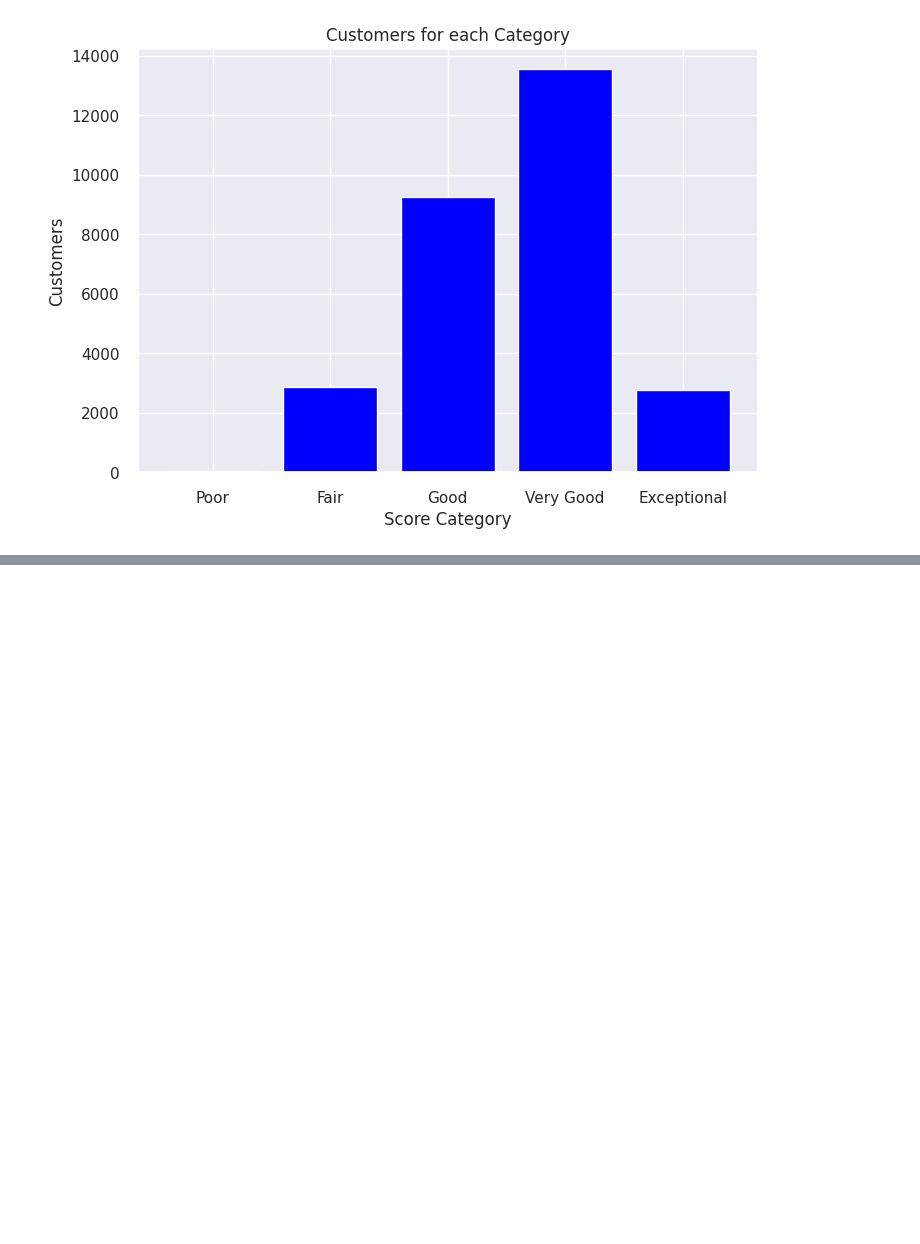
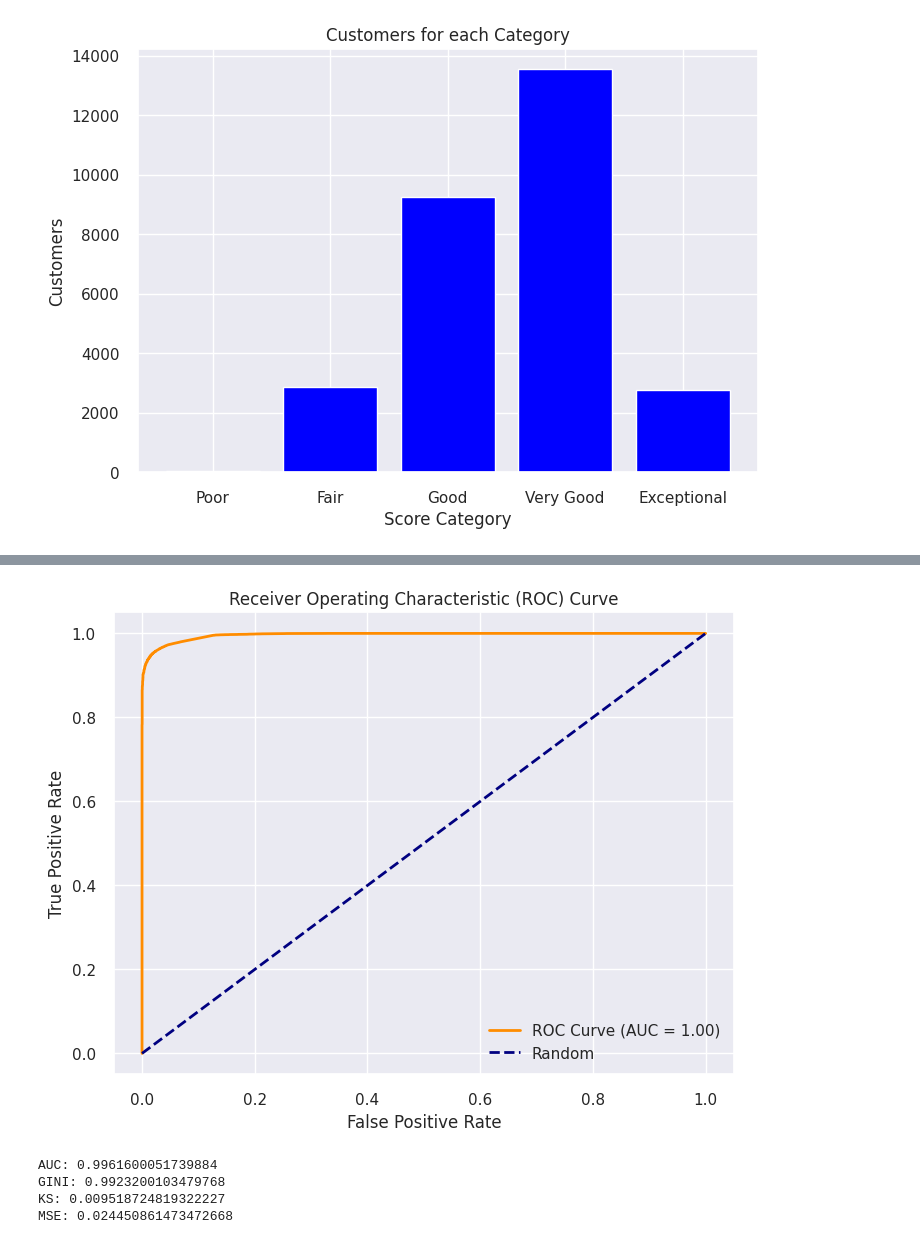
Before and after one commit to cianyu12/Credit-risk-study, a Jupyter notebook: Credit_Risk_Approval_Model.ipynb, the cells around one changed output, grey strips where cells are left out. Drawn from its saved outputs; the diff is of its cells as text; code cells hidden in the pictures; blank space fills up the shorter version.

```diff
--- a/Credit_Risk_Approval_Model.ipynb
+++ b/Credit_Risk_Approval_Model.ipynb
@@ -1166,0 +1205,27 @@ plt.show()
+# %%
+plot_roc_curve(y_train,y_pred)
+# %% [output]
+[figure, added]
+# %%
+# Calculate AUC
+auc_score = roc_auc_score(y_train, y_pred)
+print("AUC:", auc_score)
+
+# Calculate GINI
+gini_score = 2 * auc_score - 1
+print("GINI:", gini_score)
+
+# Calculate KS
+y_train_ks = pd.DataFrame(train_logic['loan_status'])
+y_train_ks['y_pred'] = y_pred
+ks_statistic = stats.ks_2samp(y_train_ks[y_train_ks['loan_status'] == 0]['y_pred'], y_train_ks[y_train_ks['loan_status'] == 1]['y_pred']).statistic
+print("KS:", ks_statistic)
+
+# Calculate MSE
+mse_score = mean_squared_error(y_train, y_pred)
+print("MSE:", mse_score)
+# %% [output]
+AUC: 0.9961600051739884
+GINI: 0.9923200103479768
+KS: 0.009518724819322227
+MSE: 0.024450861473472668
```
Also changed, not shown: parts of 32 cells of this notebook.
